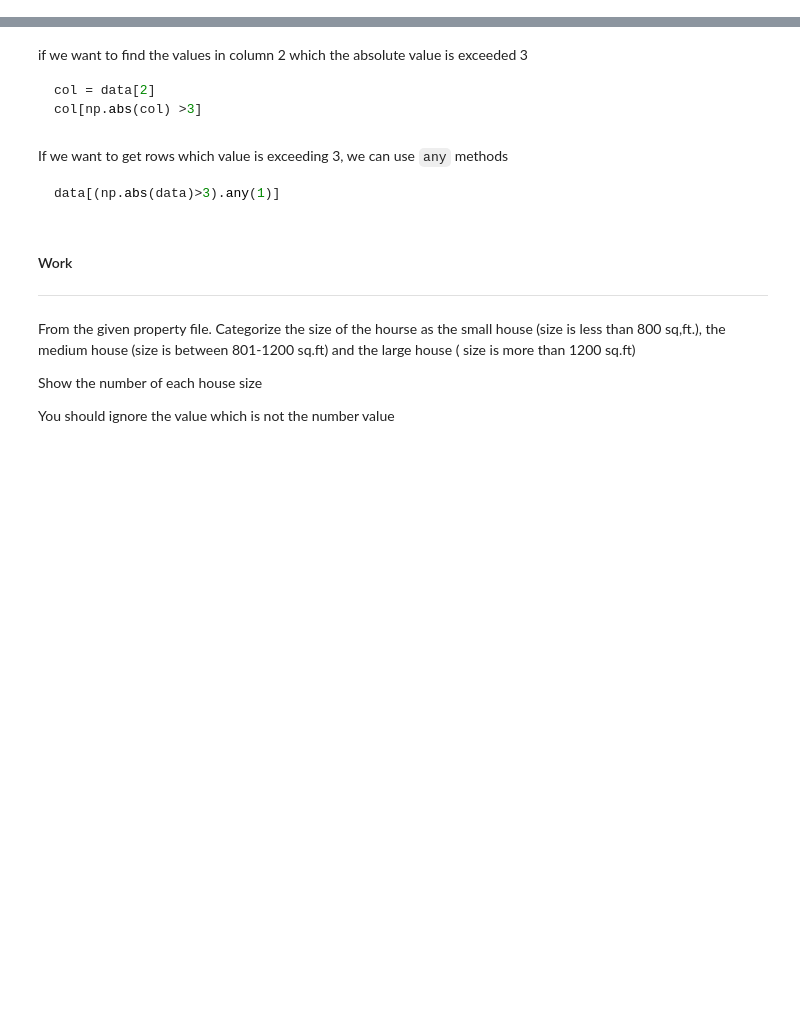
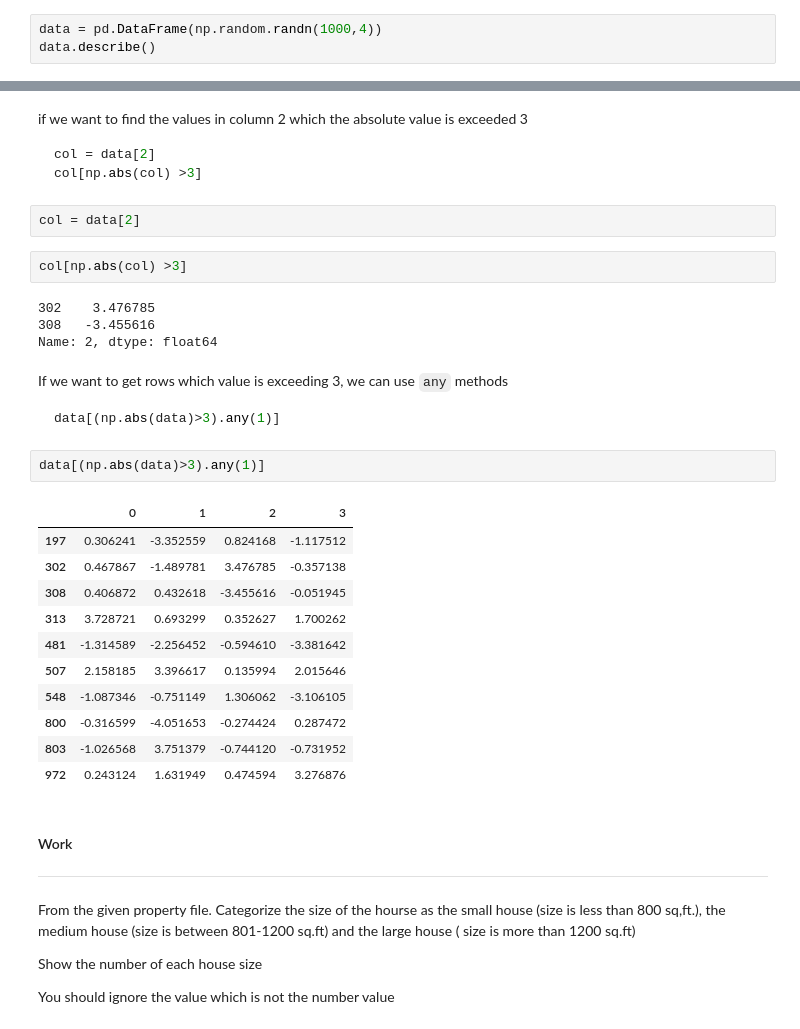
Before and after one commit to Natchar1/LectureNote_660632028, a Jupyter notebook: 07. Data Cleansing/07. Data Cleansing.ipynb, the cells around one changed output, grey strips where cells are left out. Drawn from its saved outputs; the diff is of its cells as text; blank space fills up the shorter version.

````diff
--- a/07. Data Cleansing/07. Data Cleansing.ipynb
+++ b/07. Data Cleansing/07. Data Cleansing.ipynb
@@ -473,3 +990,6 @@ Let's start by having the given data
 data = pd.DataFrame(np.random.randn(1000,4))
 data.describe()
 ```
+# %%
+data = pd.DataFrame(np.random.randn(1000,4))
+data.describe()
@@ -479,11 +1009,33 @@ if we want to find the values in column 2 which the absolute value is exceeded 3
 col = data[2]
 col[np.abs(col) >3]
 ```
+# %%
+col = data[2]
+# %%
+col[np.abs(col) >3]
+# %% [output]
+302    3.476785
+308   -3.455616
+Name: 2, dtype: float64
 # %% [markdown]
 If we want to get rows which value is exceeding  3, we can use `any` methods
 ```python
 data[(np.abs(data)>3).any(1)]
 ```
+# %%
+data[(np.abs(data)>3).any(1)]
+# %% [output]
+|  | 0 | 1 | 2 | 3 |
+| 197 | 0.306241 | -3.352559 | 0.824168 | -1.117512 |
+| 302 | 0.467867 | -1.489781 | 3.476785 | -0.357138 |
+| 308 | 0.406872 | 0.432618 | -3.455616 | -0.051945 |
+| 313 | 3.728721 | 0.693299 | 0.352627 | 1.700262 |
+| 481 | -1.314589 | -2.256452 | -0.594610 | -3.381642 |
+| 507 | 2.158185 | 3.396617 | 0.135994 | 2.015646 |
+| 548 | -1.087346 | -0.751149 | 1.306062 | -3.106105 |
+| 800 | -0.316599 | -4.051653 | -0.274424 | 0.287472 |
+| 803 | -1.026568 | 3.751379 | -0.744120 | -0.731952 |
+| 972 | 0.243124 | 1.631949 | 0.474594 | 3.276876 |
 # %% [markdown]
 #### Work
 ---
````
Also changed, not shown: parts of 83 cells of this notebook.
